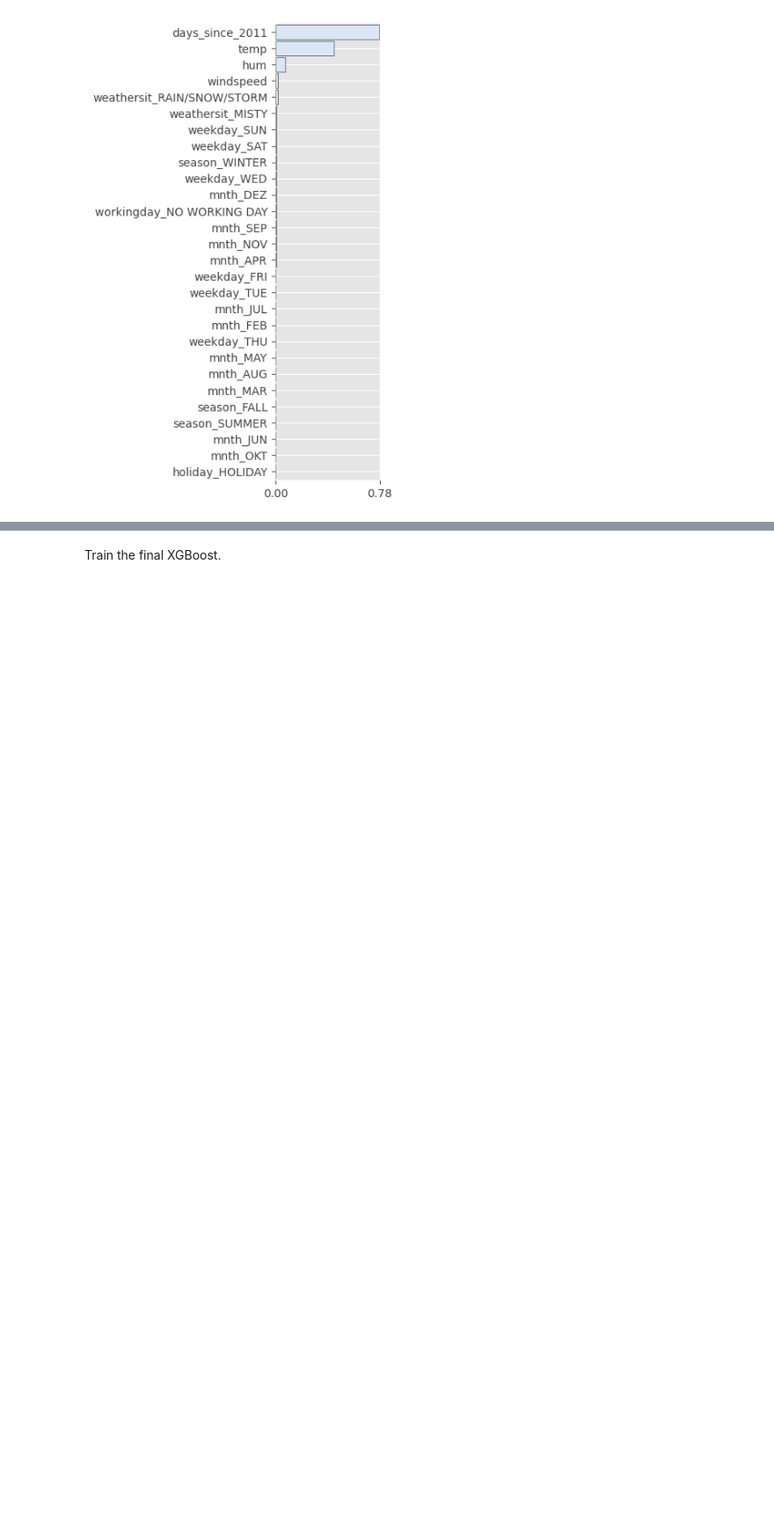
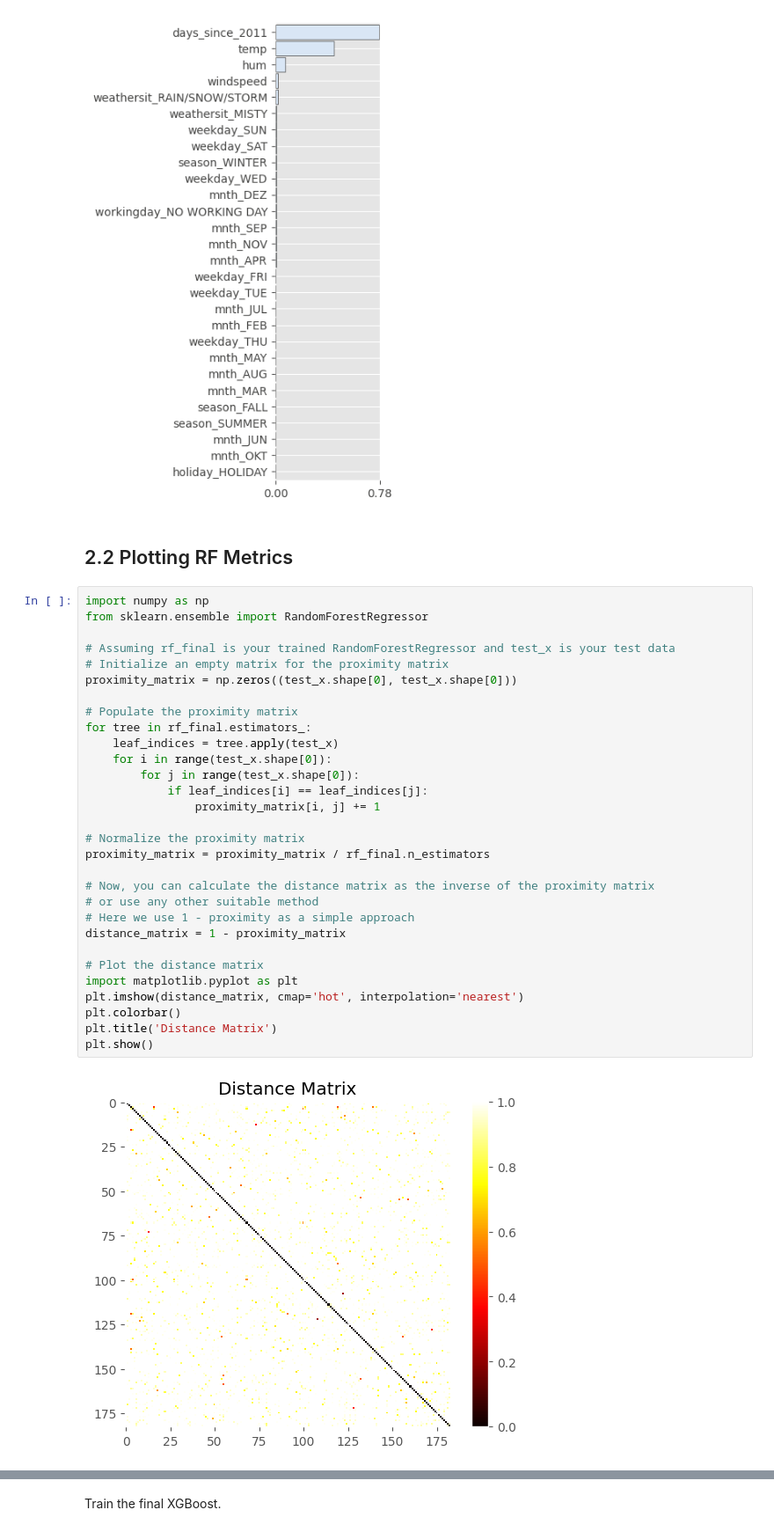
Before and after one commit to dereksgithub/casa0006learning, a Jupyter notebook: wk3_tree.ipynb, the cells around one changed output, grey strips where cells are left out. Shown: that part at 88% size. Cells and saved outputs as stored; diff of their text form; blank space fills up the shorter version.

Commit message:
added rd plots

```diff
--- a/wk3_tree.ipynb
+++ b/wk3_tree.ipynb
@@ -490,3 +490,37 @@ mnth_JUN                                                    -0.0004
 mnth_OKT                                                    -0.0008
 holiday_HOLIDAY                                             -0.0010
 [figure]
+# %% [markdown]
+## 2.2 Plotting RF Metrics
+# %%
+import numpy as np
+from sklearn.ensemble import RandomForestRegressor
+
+# Assuming rf_final is your trained RandomForestRegressor and test_x is your test data
+# Initialize an empty matrix for the proximity matrix
+proximity_matrix = np.zeros((test_x.shape[0], test_x.shape[0]))
+
+# Populate the proximity matrix
+for tree in rf_final.estimators_:
+    leaf_indices = tree.apply(test_x)
+    for i in range(test_x.shape[0]):
+        for j in range(test_x.shape[0]):
+            if leaf_indices[i] == leaf_indices[j]:
+                proximity_matrix[i, j] += 1
+
+# Normalize the proximity matrix
+proximity_matrix = proximity_matrix / rf_final.n_estimators
+
+# Now, you can calculate the distance matrix as the inverse of the proximity matrix
+# or use any other suitable method
+# Here we use 1 - proximity as a simple approach
+distance_matrix = 1 - proximity_matrix
+
+# Plot the distance matrix
+import matplotlib.pyplot as plt
+plt.imshow(distance_matrix, cmap='hot', interpolation='nearest')
+plt.colorbar()
+plt.title('Distance Matrix')
+plt.show()
+# %% [output]
+[figure, added]
```
Also changed, not shown: parts of 18 cells of this notebook, 2 other files.
